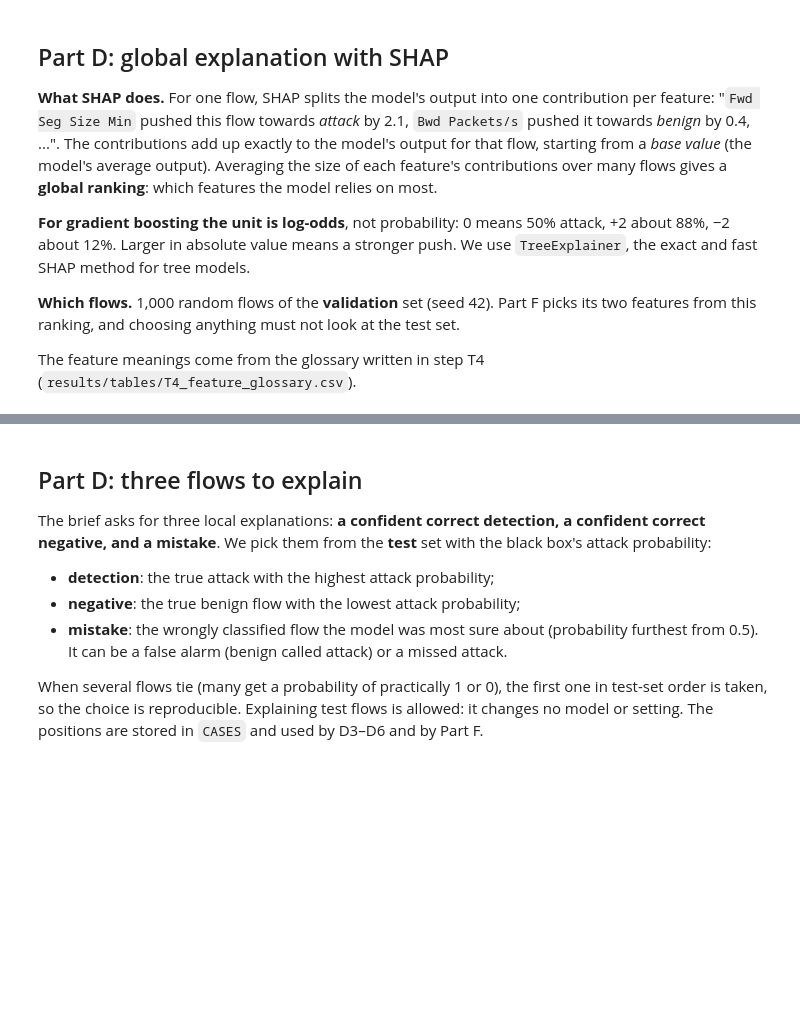
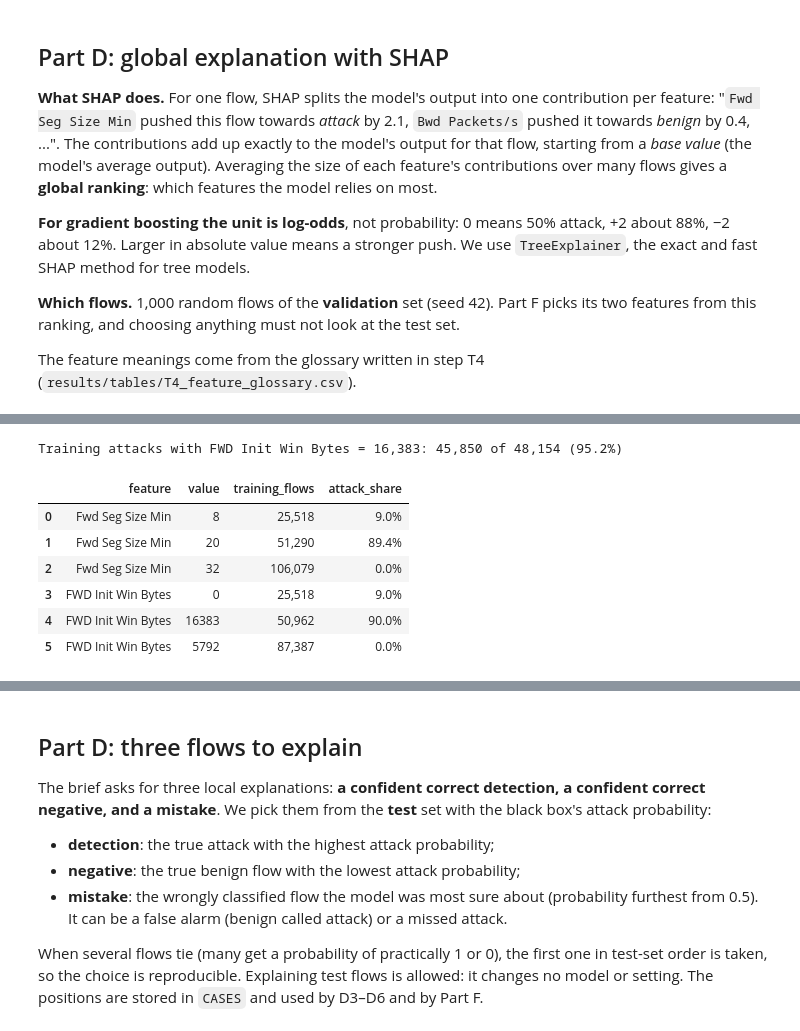
Before and after one commit to steve-nt/AI-for-Cybersecurity-Final-Mini-Project, a Jupyter notebook: parts/30_explanation.ipynb, the cells around one changed output, grey strips where cells are left out. Saved outputs shown, nothing was run; the diff lists cells and outputs as text; code cells hidden in the pictures; blank space fills up the shorter version.

```diff
--- a/parts/30_explanation.ipynb
+++ b/parts/30_explanation.ipynb
@@ -117,3 +117,29 @@ plt.show()
+# %%
+# STEP D1
+# The two top features in the training data: how many flows have each value, and how many of them are
+# attacks. (Used in the interpretation below.)
+rows = []
+for feature, values in [("Fwd Seg Size Min", [8, 20, 32]), ("FWD Init Win Bytes", [0, 16383, 5792])]:
+    for value in values:
+        has = (X_train[feature] == value).to_numpy()
+        rows.append({"feature": feature, "value": value, "training_flows": int(has.sum()),
+                     "attack_share": float(y_train.to_numpy()[has].mean())})
+fingerprint_table = pd.DataFrame(rows)
+fingerprint_table.to_csv(TABLES / "D1_fingerprint_values.csv", index=False, float_format="%.4f")
+attacks_train = (y_train == 1).to_numpy()
+with_window = int((attacks_train & (X_train["FWD Init Win Bytes"] == 16383).to_numpy()).sum())
+print(f"Training attacks with FWD Init Win Bytes = 16,383: {with_window:,} of {int(attacks_train.sum()):,} "
+      f"({with_window / attacks_train.sum():.1%})")
+fingerprint_table.style.format({"training_flows": "{:,}", "attack_share": "{:.1%}"})
+# %% [output]
+Training attacks with FWD Init Win Bytes = 16,383: 45,850 of 48,154 (95.2%)
+|  | feature | value | training_flows | attack_share |
+| 0 | Fwd Seg Size Min | 8 | 25,518 | 9.0% |
+| 1 | Fwd Seg Size Min | 20 | 51,290 | 89.4% |
+| 2 | Fwd Seg Size Min | 32 | 106,079 | 0.0% |
+| 3 | FWD Init Win Bytes | 0 | 25,518 | 9.0% |
+| 4 | FWD Init Win Bytes | 16383 | 50,962 | 90.0% |
+| 5 | FWD Init Win Bytes | 5792 | 87,387 | 0.0% |
 # %% [markdown]
 <!-- STEP D1 -->
 ### What the global SHAP picture shows
```
Also changed, not shown: parts of 3 cells of this notebook, 6 other files.
